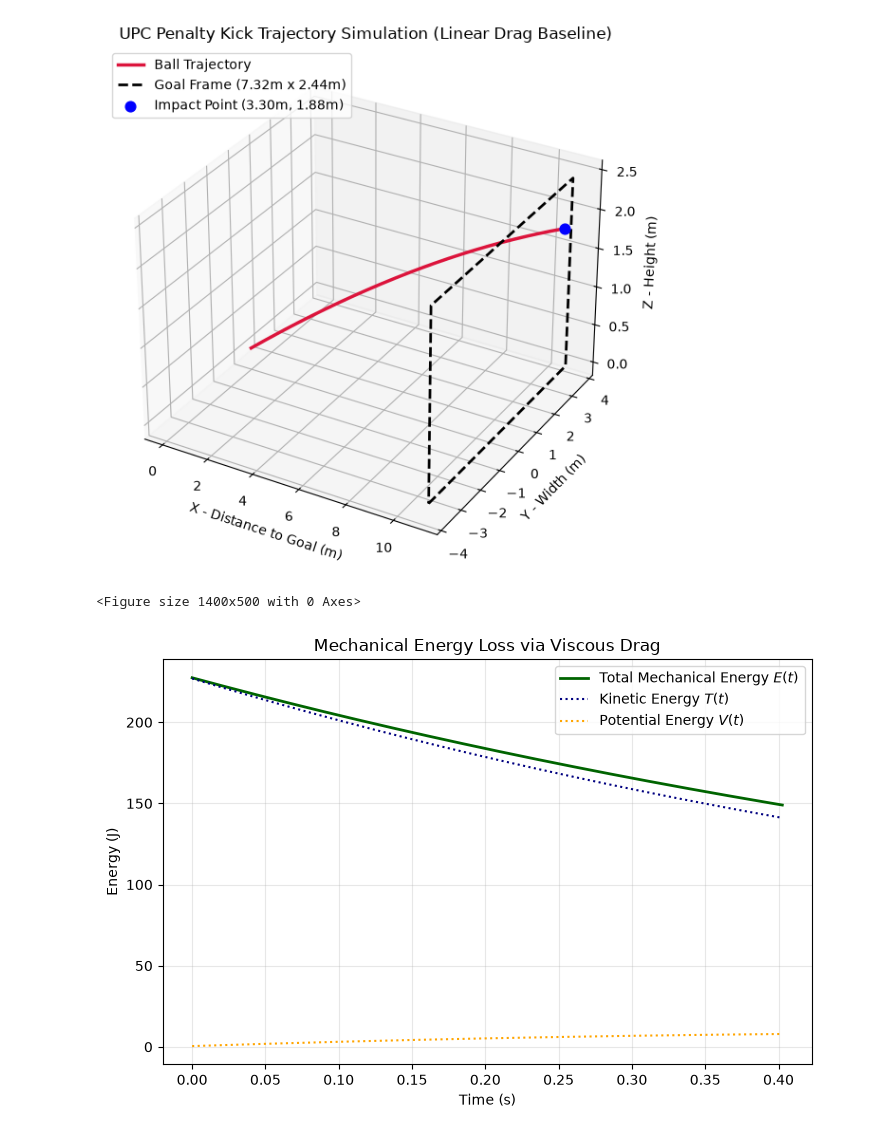
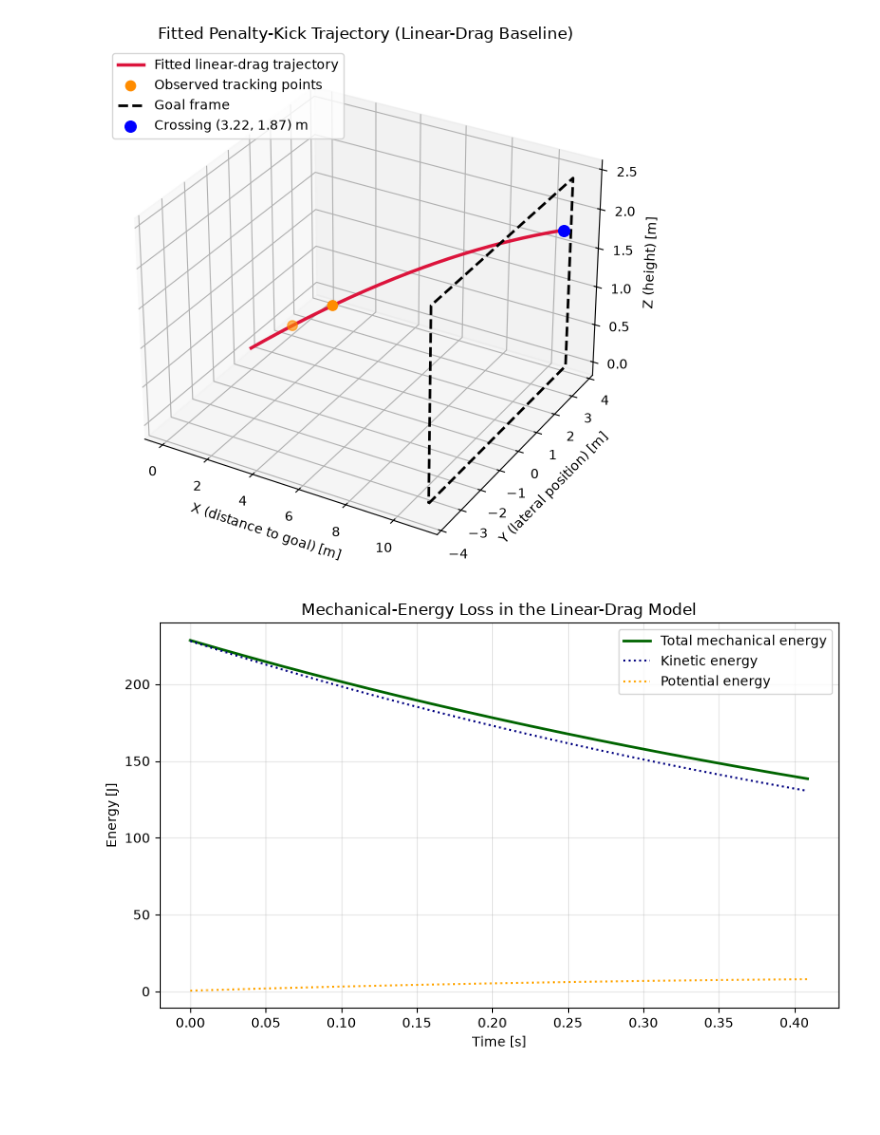
Before and after one commit to Zombizzzzzzz/UndergradPhysicsComp2026, a Jupyter notebook: upc2_ideal.ipynb, the cells around one changed output. Saved outputs shown, nothing was run; the diff lists cells and outputs as text; code cells hidden in the pictures; blank space fills up the shorter version.

```diff
--- a/upc2_ideal.ipynb
+++ b/upc2_ideal.ipynb
@@ -5,8 +11,13 @@ from scipy.integrate import solve_ivp
 # %%
+# Linear-drag baseline fitted to the two observed positions.
 g = 9.81
-k = 0.5405
-m = 0.43           # (citation chaiyo)
-
-v0 = [30.405, 9.122, 6.933]
-r0 = [0.0, 0.0, 0.11]
+m = 0.43  # Ball mass used only for the mechanical-energy plot
+r0 = np.array([0.0, 0.0, 0.11])
+r1 = np.array([1.50, 0.45, 0.44])
+r2 = np.array([2.96, 0.86, 0.74])
+dt = 0.05
+observation_times = np.array([dt, 2 * dt])
+sigma_position = 0.005  # Assumed coordinate standard deviation (m)
+v0 = (4 * r1 - r2 - 3 * r0) / (2 * dt)  # Initial fit guess only
+k = 0.5  # Initial fit guess (1/s)
 # %%
@@ -14,11 +25,5 @@ state0 = r0 + v0
 # %%
-def equations_of_motion(t, state):
+def equations_of_motion(t, state, k_value):
     x, y, z, vx, vy, vz = state
-
-    # Linear drag + gravity accelerations
-    ax = -k * vx
-    ay = -k * vy
-    az = -g - k * vz
-
-    return [vx, vy, vz, ax, ay, az]
+    return [vx, vy, vz, -k_value * vx, -k_value * vy, -g - k_value * vz]
 # %%
@@ -51,53 +101,37 @@ Goal Entry Coordinates: (x = 11.00 m, y = 3.300 m, z = 1.878 m)
 # %%
 fig = plt.figure(figsize=(10, 6))
-ax = fig.add_subplot(111, projection='3d')
-
-# Plot simulated trajectory
-ax.plot(x, y, z, color='crimson', lw=2.5, label='Ball Trajectory')
-
-# Plot goal frame rectangle at x = 11 m
+ax = fig.add_subplot(111, projection="3d")
+ax.plot(x, y, z, color="crimson", linewidth=2.5, label="Fitted linear-drag trajectory")
+ax.scatter([r1[0], r2[0]], [r1[1], r2[1]], [r1[2], r2[2]], color="darkorange", s=55, label="Observed tracking points")
 goal_y = [-3.66, 3.66, 3.66, -3.66, -3.66]
 goal_z = [0.0, 0.0, 2.44, 2.44, 0.0]
-ax.plot([11]*5, goal_y, goal_z, color='black', lw=2, linestyle='--', label='Goal Frame (7.32m x 2.44m)')
-
-# Highlight entry point
-ax.scatter([11], [y_goal], [z_goal], color='blue', s=60, label=f'Impact Point ({y_goal:.2f}m, {z_goal:.2f}m)')
-
-ax.set_xlabel('X - Distance to Goal (m)')
-ax.set_ylabel('Y - Width (m)')
-ax.set_zlabel('Z - Height (m)')
-ax.set_title('UPC Penalty Kick Trajectory Simulation (Linear Drag Baseline)')
-ax.legend(loc='upper left')
-
+ax.plot([11.0] * 5, goal_y, goal_z, color="black", linewidth=2, linestyle="--", label="Goal frame")
+ax.scatter([11.0], [y_goal], [z_goal], color="blue", s=70, label=f"Crossing ({y_goal:.2f}, {z_goal:.2f}) m")
+ax.set_xlabel("X (distance to goal) [m]")
+ax.set_ylabel("Y (lateral position) [m]")
+ax.set_zlabel("Z (height) [m]")
+ax.set_title("Fitted Penalty-Kick Trajectory (Linear-Drag Baseline)")
+ax.legend(loc="upper left")
 plt.tight_layout()
 plt.show()
 # %% [output]
-[figure, old version]
+[figure, new version]
 # %%
 v_sq = vx**2 + vy**2 + vz**2
 E_kinetic = 0.5 * m * v_sq
 E_potential = m * g * z
 E_total = E_kinetic + E_potential
-# %%
-fig = plt.figure(figsize=(14, 5))
-# %% [output]
-<Figure size 1400x500 with 0 Axes>
 # %%
-fig = plt.figure(figsize=(14, 5))
-
-
-ax2 = fig.add_subplot(122)
-ax2.plot(t, E_total, color='darkgreen', lw=2, label='Total Mechanical Energy $E(t)$')
-ax2.plot(t, E_kinetic, color='navy', linestyle=':', label='Kinetic Energy $T(t)$')
-ax2.plot(t, E_potential, color='orange', linestyle=':', label='Potential Energy $V(t)$')
-
-ax2.set_xlabel('Time (s)')
-ax2.set_ylabel('Energy (J)')
-ax2.set_title('Mechanical Energy Loss via Viscous Drag')
+fig, ax2 = plt.subplots(figsize=(8, 5))
+ax2.plot(t, E_total, color="darkgreen", linewidth=2, label="Total mechanical energy")
+ax2.plot(t, E_kinetic, color="navy", linestyle=":", label="Kinetic energy")
+ax2.plot(t, E_potential, color="orange", linestyle=":", label="Potential energy")
+ax2.set_xlabel("Time [s]")
+ax2.set_ylabel("Energy [J]")
+ax2.set_title("Mechanical-Energy Loss in the Linear-Drag Model")
 ax2.grid(True, alpha=0.3)
 ax2.legend()
-
 plt.tight_layout()
 plt.show()
 # %% [output]
-[figure, old version]
+[figure, new version]
```
Also changed, not shown: parts of 4 cells of this notebook, 5 other files.
